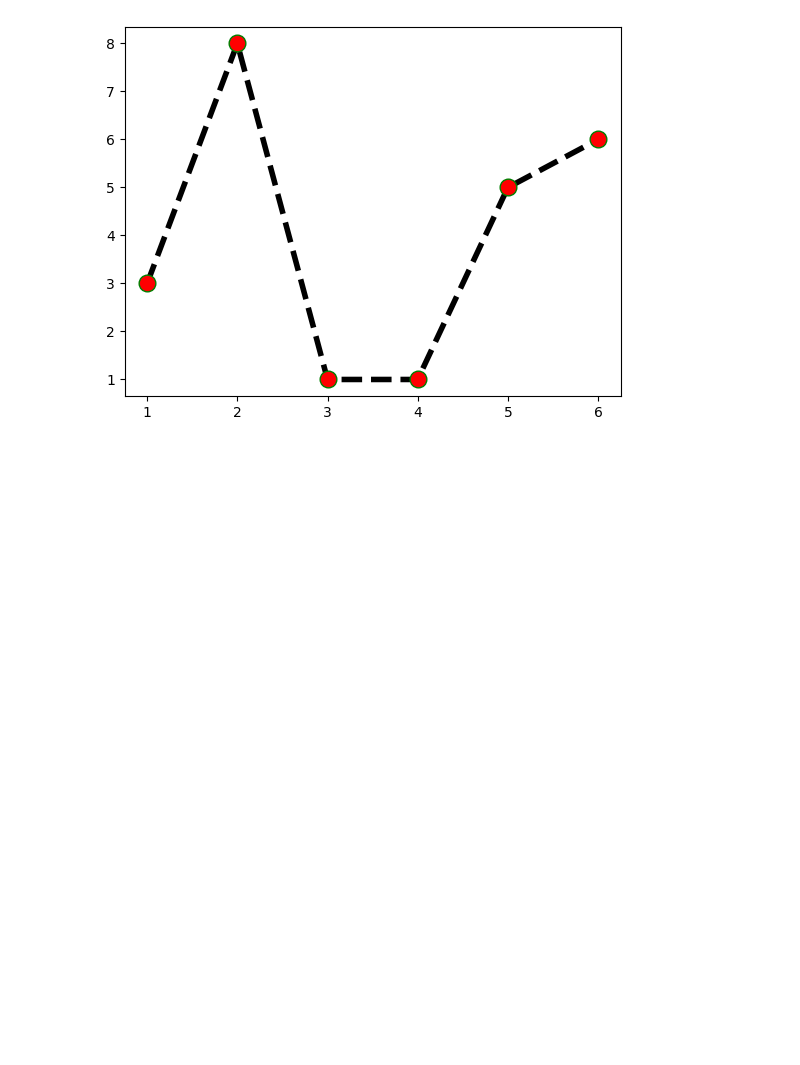
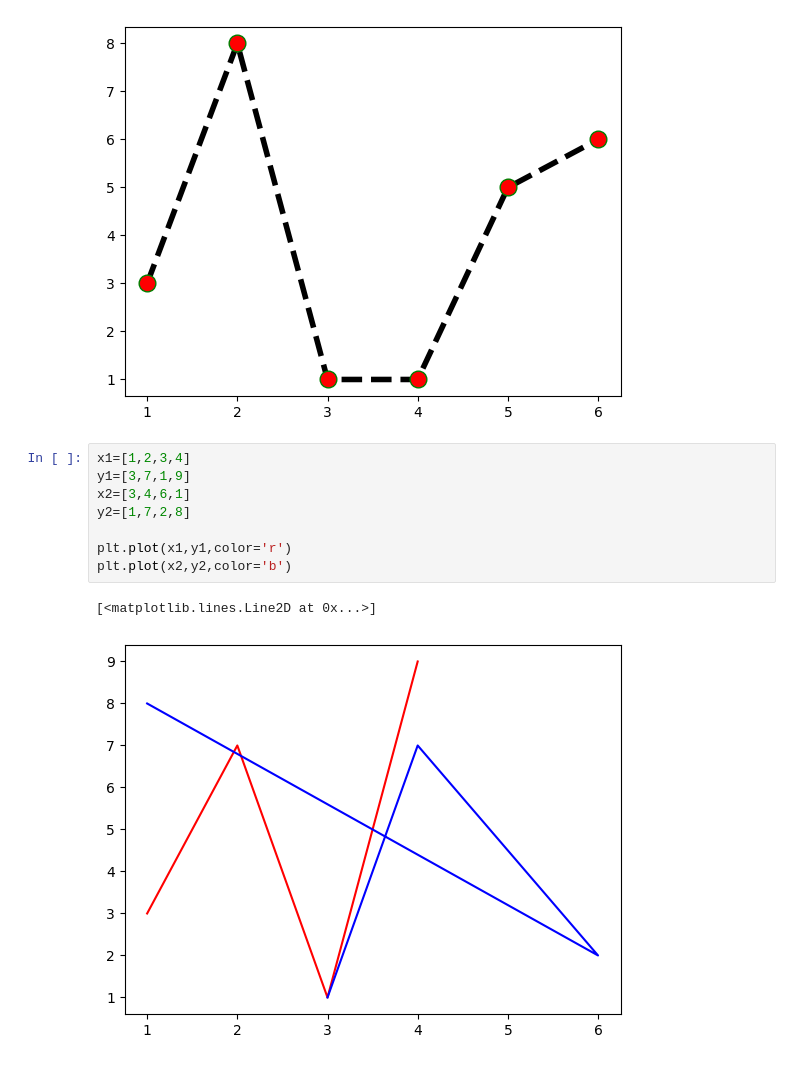
Before and after one commit to Nandana-Anil/Machine_Learning, a Jupyter notebook: matplot/mat.ipynb, the cells around one changed output. Saved outputs shown, nothing was run; the diff lists cells and outputs as text; blank space fills up the shorter version.

```diff
--- a/matplot/mat.ipynb
+++ b/matplot/mat.ipynb
@@ -55,3 +63,14 @@ plt.plot(x1,y1,marker='o',ms=12,mfc='r',mec='g',linestyle='dashed',linewidth=4,c
 # %% [output]
 [<matplotlib.lines.Line2D at 0x...>]
 [figure]
+# %%
+x1=[1,2,3,4]
+y1=[3,7,1,9]
+x2=[3,4,6,1]
+y2=[1,7,2,8]
+
+plt.plot(x1,y1,color='r')
+plt.plot(x2,y2,color='b')
+# %% [output]
+[<matplotlib.lines.Line2D at 0x...>]
+[figure, added]
```
Also changed, not shown: parts of 12 cells of this notebook.
